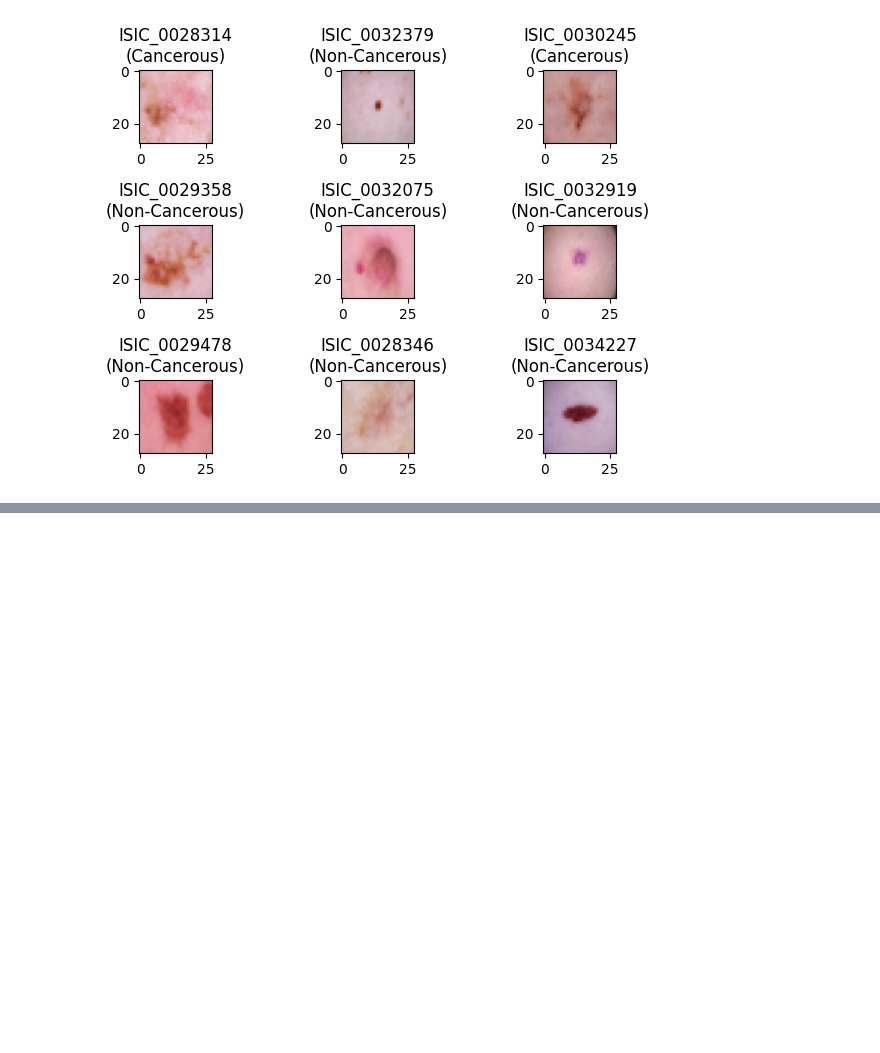
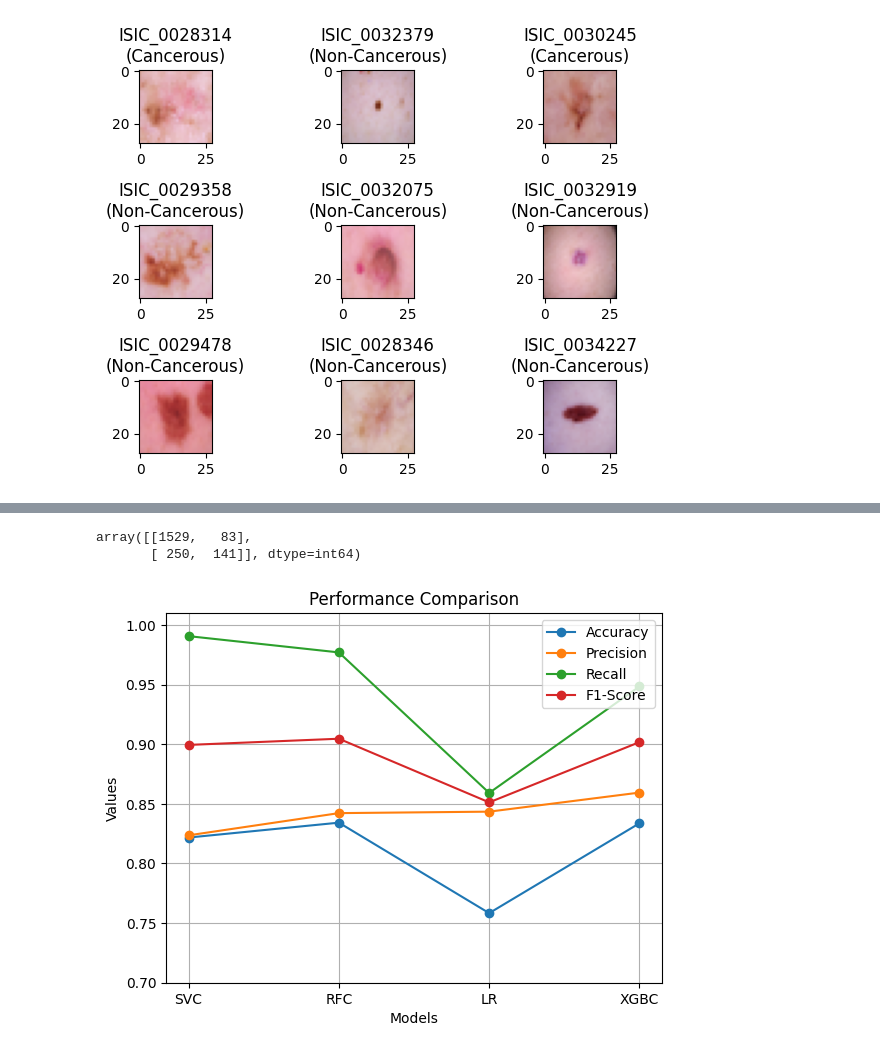
Before and after one commit to ShivanshuKGupta/AI_in_HC, a Jupyter notebook: main2.ipynb, the cells around one changed output, grey strips where cells are left out. Cells and saved outputs as stored; diff of their text form; code cells hidden in the pictures; blank space fills up the shorter version.

Commit message:
Improved Graphs

```diff
--- a/main2.ipynb
+++ b/main2.ipynb
@@ -133,0 +138,3 @@ SyntaxError: invalid syntax (1872358232.py, line 4)
+# %%
+confusion_matrices.append(nirdesh_baday(svm.SVC()))
+display(confusion_matrices[0])
@@ -133,0 +144,3 @@ SyntaxError: invalid syntax (1872358232.py, line 4)
+# %%
+confusion_matrices.append(nirdesh_baday(RandomForestClassifier()))
+display(confusion_matrices[1])
@@ -133,0 +150,3 @@ SyntaxError: invalid syntax (1872358232.py, line 4)
+# %%
+confusion_matrices.append(nirdesh_baday(LogisticRegression(max_iter = 3000)))
+display(confusion_matrices[2])
@@ -133,0 +163,6 @@ SyntaxError: invalid syntax (1872358232.py, line 4)
+# %%
+confusion_matrices.append(nirdesh_baday(XGBClassifier()))
+display(confusion_matrices[3])
+# %% [output]
+array([[1529,   83],
+       [ 250,  141]], dtype=int64)
@@ -133,0 +190,20 @@ SyntaxError: invalid syntax (1872358232.py, line 4)
+# %%
+accuracies = [(score[0][0]+score[1][1])/(score[0][0]+score[0][1]+score[1][0]+score[1][1]) for score in confusion_matrices]
+precisions = [score[0][0]/(score[0][0]+score[1][0]) for score in confusion_matrices]
+recalls = [score[0][0]/(score[0][0]+score[0][1]) for score in confusion_matrices]
+f1scores = [2*p*r/(p+r) for p,r  in zip(precisions, recalls)]
+models = ['SVC', 'RFC', 'LR', 'XGBC']
+plt.plot(models, accuracies, marker='o', linestyle='-', label ="Accuracy")
+plt.plot(models, precisions, marker='o', linestyle='-', label ="Precision")
+plt.plot(models, recalls, marker='o', linestyle='-', label ="Recall")
+plt.plot(models, f1scores, marker='o', linestyle='-', label ="F1-Score")
+# plt.plot(models, auc_roc_scores, label ="AUC-ROC")
+plt.xlabel('Models')
+plt.ylabel('Values')
+plt.title('Performance Comparison')
+plt.legend(loc='upper right')
+plt.ylim(0.7, 1.01)
+plt.grid(True)
+plt.show()
+# %% [output]
+[figure, added]
```
Also changed, not shown: parts of 9 cells of this notebook.
